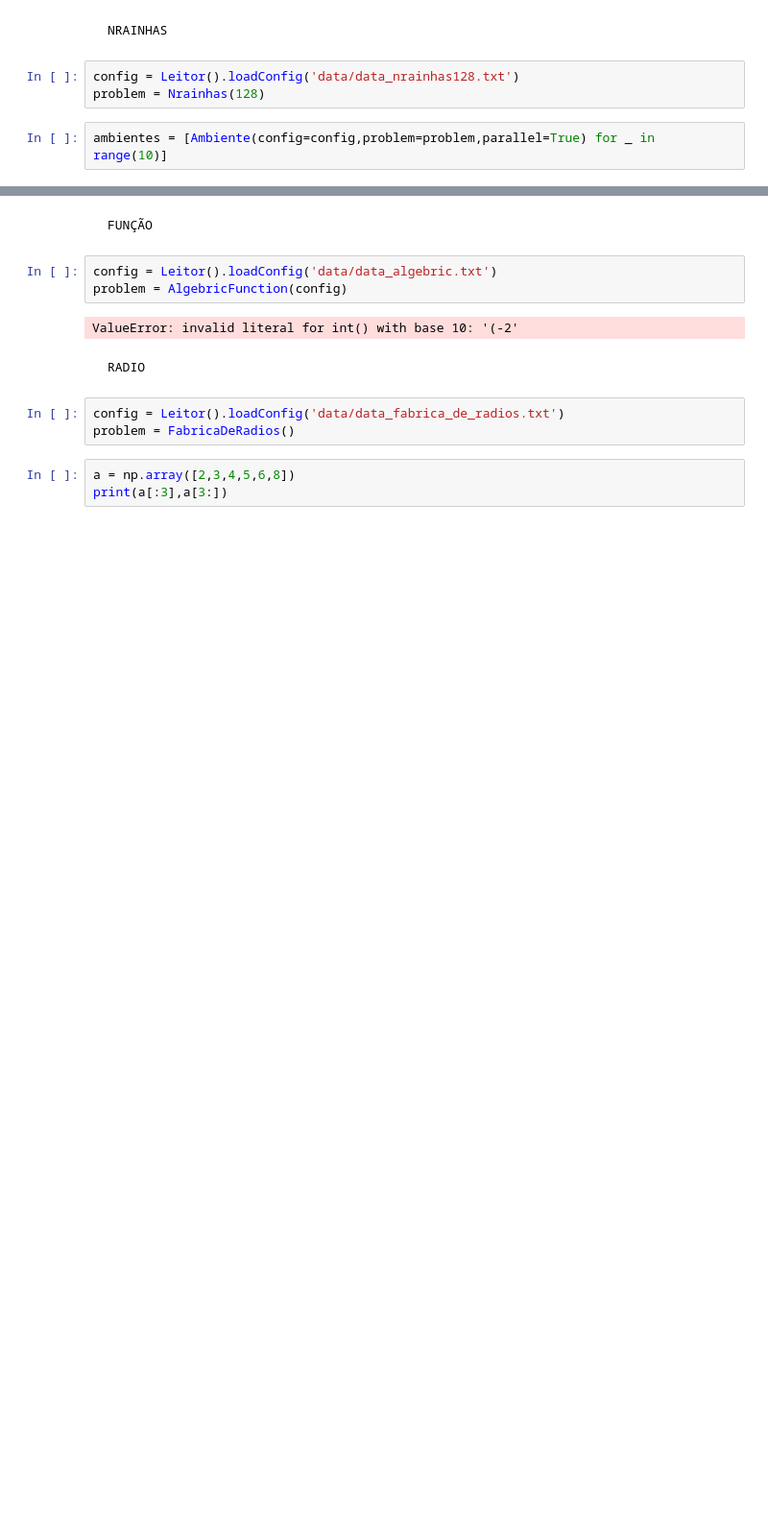
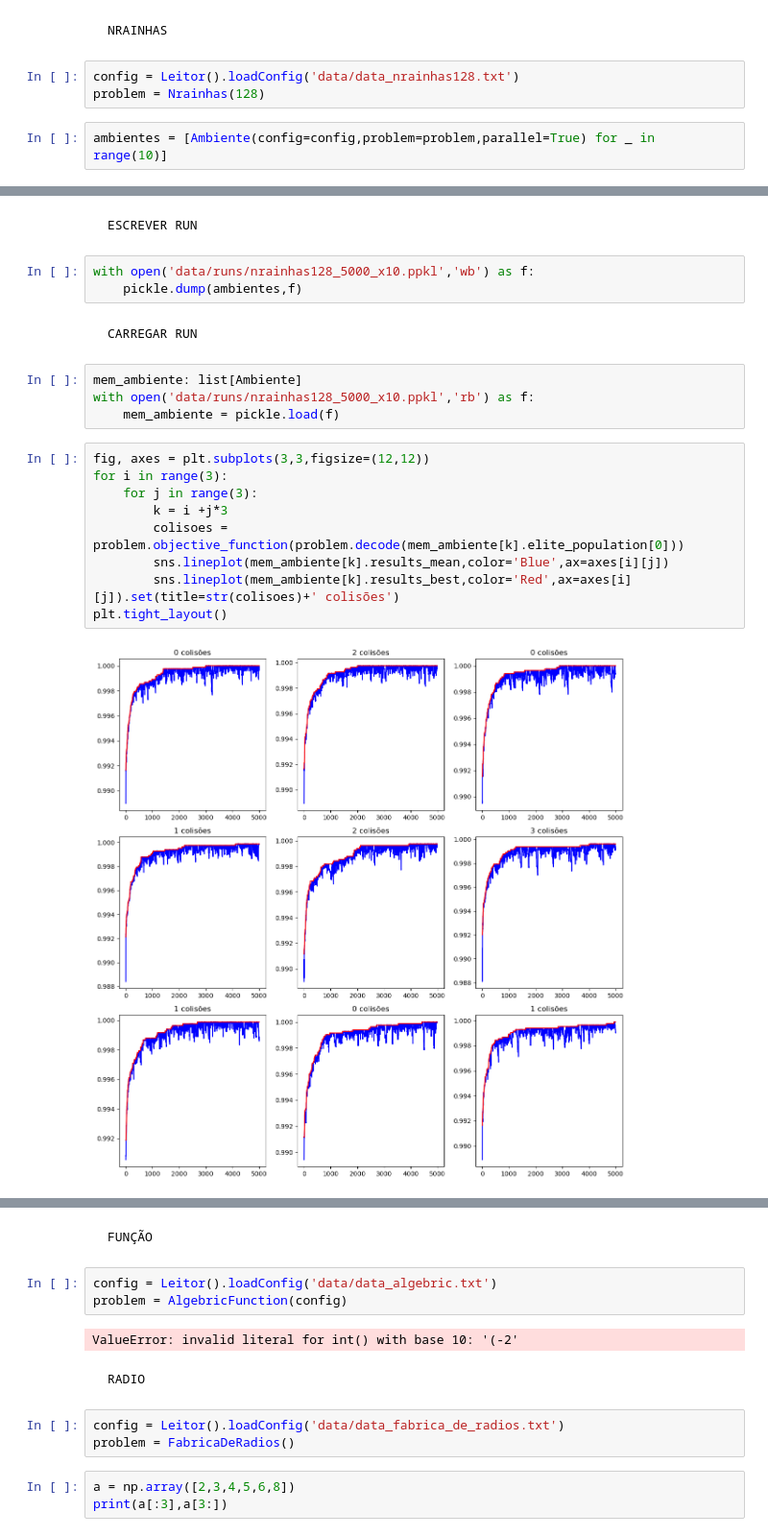
Before and after one commit to ThiagoBrandenburg/Implementacoes-IA, a Jupyter notebook: AlgoritmoGenetico/nrainhas.ipynb, the cells around one changed output, grey strips where cells are left out. Shown at 96% size. Saved outputs shown, nothing was run; the diff lists cells and outputs as text; blank space fills up the shorter version.

```diff
--- a/AlgoritmoGenetico/nrainhas.ipynb
+++ b/AlgoritmoGenetico/nrainhas.ipynb
@@ -39,3 +43,25 @@ Objective value: 11
+# %% [markdown]
+    ESCREVER RUN
+# %%
+with open('data/runs/nrainhas128_5000_x10.ppkl','wb') as f:
+    pickle.dump(ambientes,f)
+# %% [markdown]
+    CARREGAR RUN
+# %%
+mem_ambiente: list[Ambiente]
+with open('data/runs/nrainhas128_5000_x10.ppkl','rb') as f:
+    mem_ambiente = pickle.load(f)
+# %%
+fig, axes = plt.subplots(3,3,figsize=(12,12))
+for i in range(3):
+    for j in range(3):
+        k = i +j*3
+        colisoes = problem.objective_function(problem.decode(mem_ambiente[k].elite_population[0]))
+        sns.lineplot(mem_ambiente[k].results_mean,color='Blue',ax=axes[i][j])
+        sns.lineplot(mem_ambiente[k].results_best,color='Red',ax=axes[i][j]).set(title=str(colisoes)+' colisões')
+plt.tight_layout()
+# %% [output]
+[figure, added]
 # %%
 fig, axes = plt.subplots(3,3,figsize=(12,12))
 for i in range(3):
```
Also changed, not shown: parts of 4 cells of this notebook, 2 other files.
